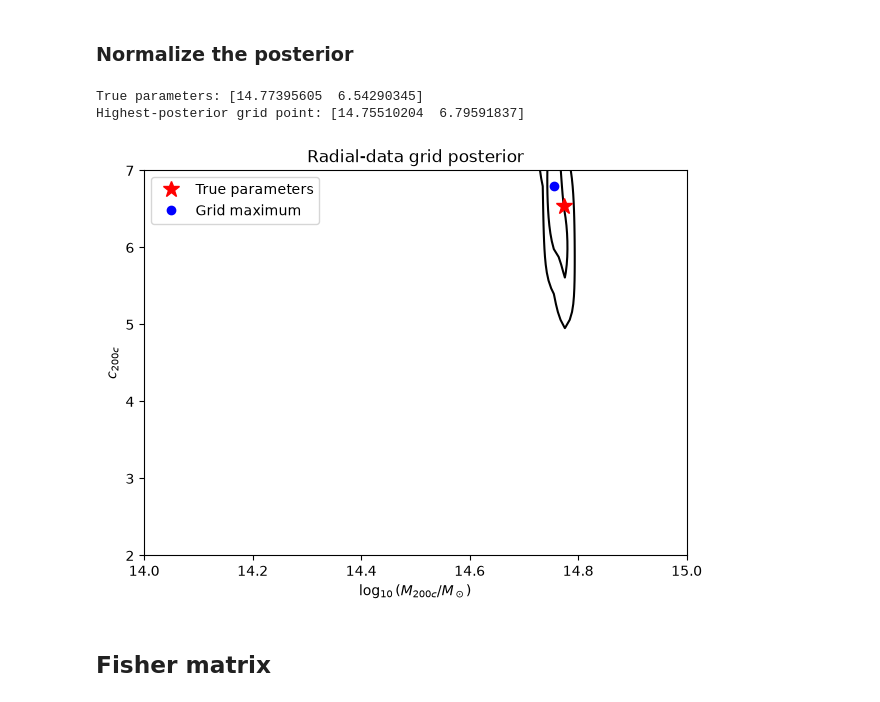
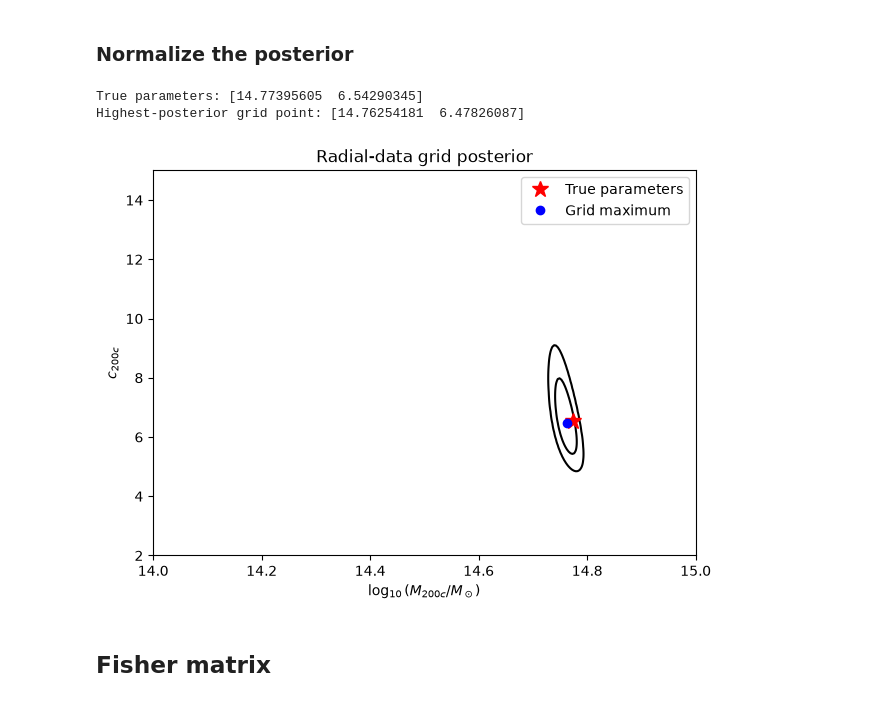
Before and after one commit to Arcobaleno-29/nfw-lensing-sbi, a Jupyter notebook: src/centred_shear_map.ipynb, the cells around one changed output. Saved outputs shown, nothing was run; the diff lists cells and outputs as text; code cells hidden in the pictures.

```diff
--- a/src/centred_shear_map.ipynb
+++ b/src/centred_shear_map.ipynb
@@ -1019,8 +1019,8 @@ Standardized residuals: [ 0.90034712 -0.20358629 -0.768311   -1.40277358  0.7470
 # %% [markdown]
 ### Define a parameter grid and prior
 # %%
-log_mass_grid = np.linspace(14.0, 15.0, 50)
-concentration_grid = np.linspace(2.0, 7.0, 50)
+log_mass_grid = np.linspace(14.0, 15.0, 300)
+concentration_grid = np.linspace(2.0, 15.0, 300)
 
 log_likelihood = np.empty(
     (len(log_mass_grid), len(concentration_grid))
@@ -1061,44 +1061,42 @@ print("True parameters:", theta_true)
 print("Highest-posterior grid point:", theta_best)
 # %% [output]
 True parameters: [14.77395605  6.54290345]
-Highest-posterior grid point: [14.75510204  6.79591837]
+Highest-posterior grid point: [14.76254181  6.47826087]
 # %%
 sorted_probability = np.sort(posterior.ravel())[::-1]
 cumulative_probability = np.cumsum(sorted_probability)
 
 thresholds = []
 for probability in [0.68, 0.95]:
     index = np.searchsorted(cumulative_probability, probability)
     index = min(index, len(sorted_probability) - 1)
     thresholds.append(sorted_probability[index])
 
 levels = np.unique(np.sort(thresholds))
 
-mass_mesh, concentration_mesh = np.meshgrid(
-    log_mass_grid,
-    concentration_grid,
-    indexing="ij",
+posterior_mass_mesh, posterior_c_mesh = np.meshgrid(
+    log_mass_grid, concentration_grid, indexing="ij"
 )
 
 fig, ax = plt.subplots(figsize=(7, 5))
 ax.contour(
-    mass_mesh,
-    concentration_mesh,
+    posterior_mass_mesh,
+    posterior_c_mesh,
     posterior,
     levels=levels,
     colors="black",
 )
 ax.plot(*theta_true, "r*", markersize=12, label="True parameters")
 ax.plot(*theta_best, "bo", label="Grid maximum")
 ax.set(
     xlabel=r"$\log_{10}(M_{200c}/M_\odot)$",
     ylabel=r"$c_{200c}$",
     title="Radial-data grid posterior",
 )
 ax.legend()
 plt.show()
 # %% [output]
-[figure, old version]
+[figure, new version]
 # %% [markdown]
 ## Fisher matrix
 # %%
```
Also changed, not shown: parts of 11 cells of this notebook.
